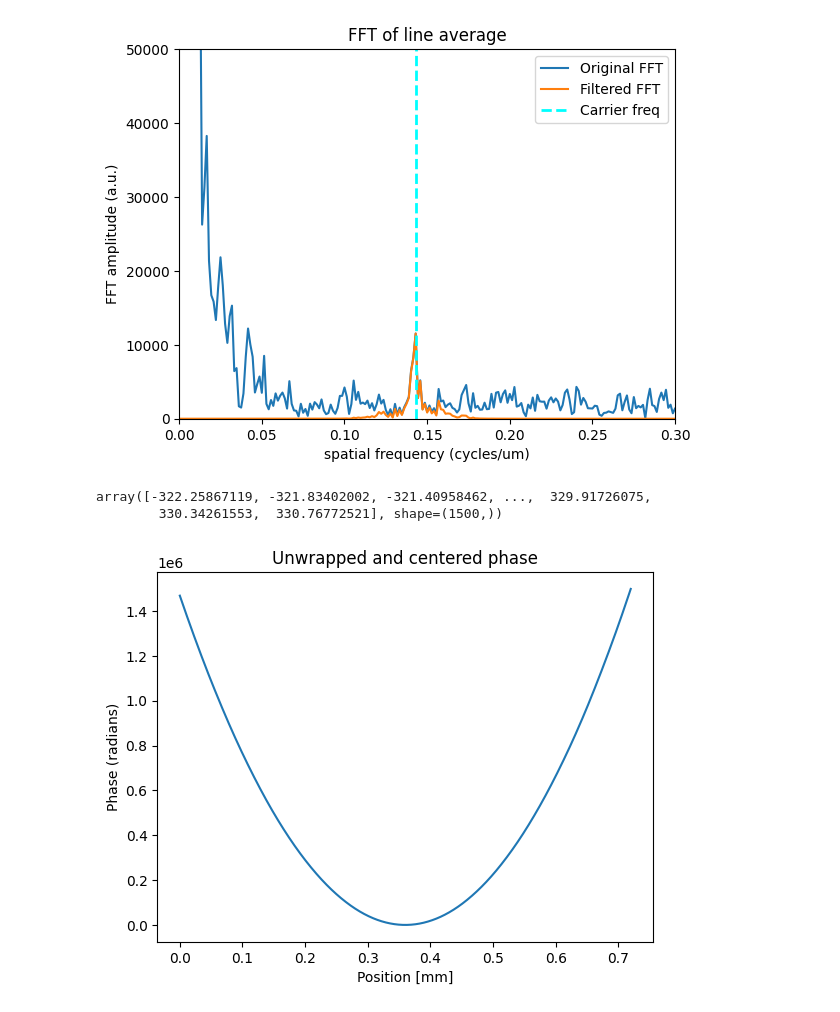
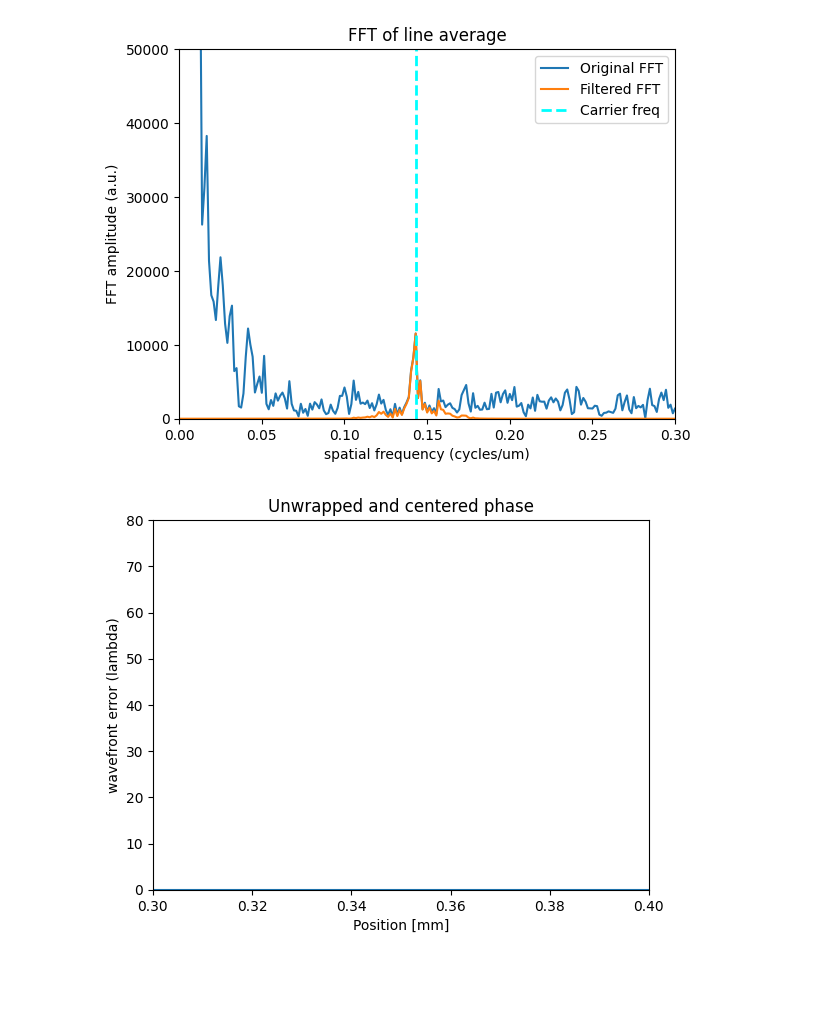
Before and after one commit to dream-beam/nabla, a Jupyter notebook: wfs-als531/20260327khc_wfs_scan.ipynb, the cells around one changed output. Cells and saved outputs as stored; diff of their text form; code cells hidden in the pictures; blank space fills up the shorter version.

```diff
--- a/wfs-als531/20260327khc_wfs_scan.ipynb
+++ b/wfs-als531/20260327khc_wfs_scan.ipynb
@@ -462,7 +466,7 @@ New stream: 'primary'
 +--------------------------------+--------------------------------+
 # %%
 import numpy as np
-
+uid =  '767b9aeb-460d-4d36-9374-8b8b204d38f7'
 db = tiled_client[uid]
 image = db['primary']['basler_camera_image'].read()
 bends = db['baseline']['bender_um'].read()
@@ -518,5 +521,5 @@ plt.show()
 # %%
-wavelength_m = 1.24e-9 / (E_eV[0])  # Convert eV to wavelength in meters
+wavelength_m = 1.24e-6 / (mono_energy_eV[0])  # Convert eV to wavelength in meters
 grating_pitch_m = 7e-6  # 7 microns in meters
 
 line = line_avg
@@ -586,24 +589,21 @@ phase_centered = phase_unwrapped - phase_unwrapped[M//2]
 dy_m = x_m[1] - x_m[0]  # Spatial sampling interval [m]
 
 # Simple cumulative integration with scaling
-wavefront_m = np.cumsum(phase_centered) * dy_m * grating_pitch_m / wavelength_m / 2
+wavefront_m = np.cumsum(phase_centered) * dy_m / grating_pitch_m * wavelength_m / 2
 
 # Re-center at x=0 to remove piston term
 wavefront_reconstructed = wavefront_m - wavefront_m[M//2]
 wavefront_wave = wavefront_reconstructed # Convert to meters
-# %%
-phase_centered
-# %% [output]
-array([-322.25867119, -321.83402002, -321.40958462, ...,  329.91726075,
-        330.34261553,  330.76772521], shape=(1500,))
 # %%
+# wavefront error in lambda
 plt.plot(x_m*1e3, wavefront_wave)
 plt.title('Unwrapped and centered phase')
 plt.xlabel('Position [mm]')
-plt.ylabel('Phase (radians)')
+plt.ylabel('wavefront error (lambda)')
+plt.axis([0.3,0.4,0,80])
 plt.show()
 # %% [output]
-[figure, old version]
+[figure, new version]
 # %%
 plt.plot(x_m*1e3, wavefront_reconstructed)
 plt.title('Reconstructed wavefront')
```
Also changed, not shown: parts of 7 cells of this notebook.
